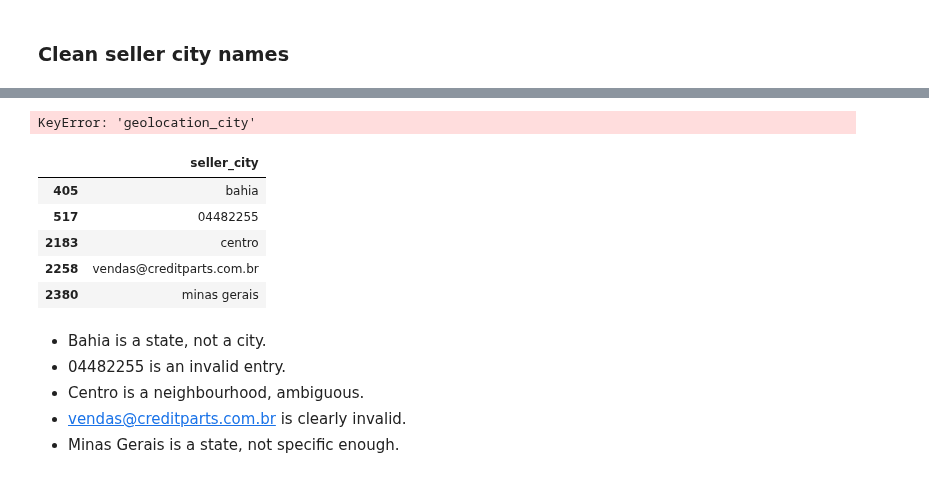
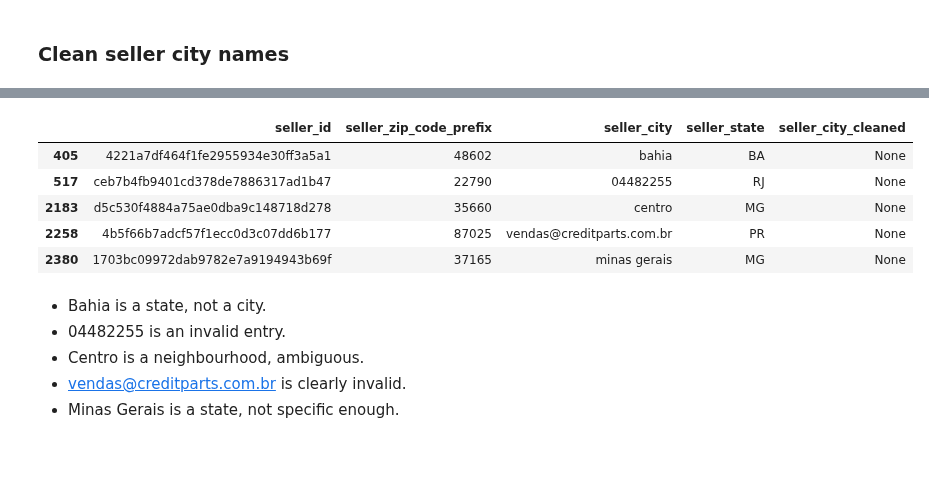
Before and after one commit to RioPramana21/Final-Project-Olist, a Jupyter notebook: preparation_notebooks/checked_olist_sellers_dataset.ipynb, the cells around one changed output, grey strips where cells are left out. Drawn from its saved outputs; the diff is of its cells as text; code cells hidden in the pictures.

Commit message:
Cleaned sellers dataset

```diff
--- a/preparation_notebooks/checked_olist_sellers_dataset.ipynb
+++ b/preparation_notebooks/checked_olist_sellers_dataset.ipynb
@@ -275,17 +269,13 @@ df_geolocation_clean.head()
-# %%
-df_geolocation_clean[df_geolocation_clean['geolocation_city'] == 'bahia']
-# %% [output]
-KeyError: 'geolocation_city'
 # %%
 # Show seller city rows that couldn't be cleaned (still NaN):
-df_sellers[df_sellers['seller_city_cleaned'].isna()][['seller_city']]
+df_sellers[df_sellers['seller_city_cleaned'].isna()]
 # %% [output]
-|  | seller_city |
-| 405 | bahia |
-| 517 | 04482255 |
-| 2183 | centro |
-| 2258 | vendas@creditparts.com.br |
-| 2380 | minas gerais |
+|  | seller_id | seller_zip_code_prefix | seller_city | seller_state | seller_city_cleaned |
+| 405 | 4221a7df464f1fe2955934e30ff3a5a1 | 48602 | bahia | BA | None |
+| 517 | ceb7b4fb9401cd378de7886317ad1b47 | 22790 | 04482255 | RJ | None |
+| 2183 | d5c530f4884a75ae0dba9c148718d278 | 35660 | centro | MG | None |
+| 2258 | 4b5f66b7adcf57f1ecc0d3c07dd6b177 | 87025 | vendas@creditparts.com.br | PR | None |
+| 2380 | 1703bc09972dab9782e7a9194943b69f | 37165 | minas gerais | MG | None |
 # %% [markdown]
 - Bahia is a state, not a city.
 - 04482255 is an invalid entry.
```
Also changed, not shown: parts of 12 cells of this notebook, 2 other files.
